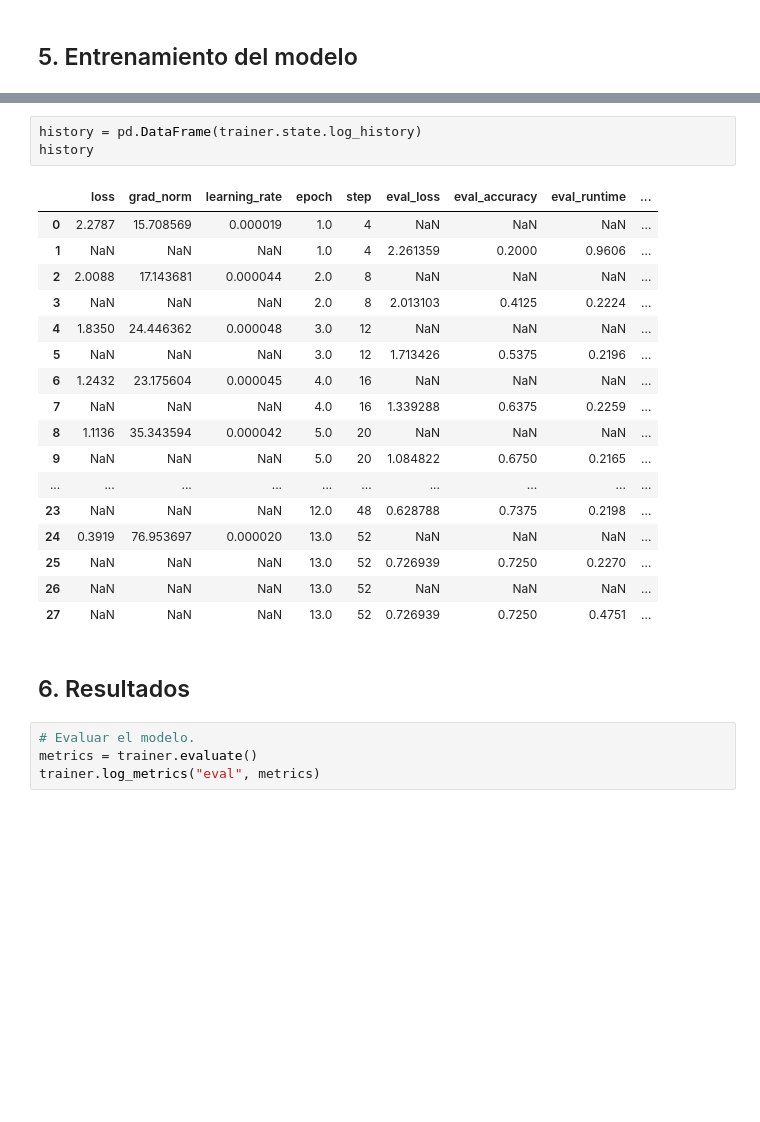
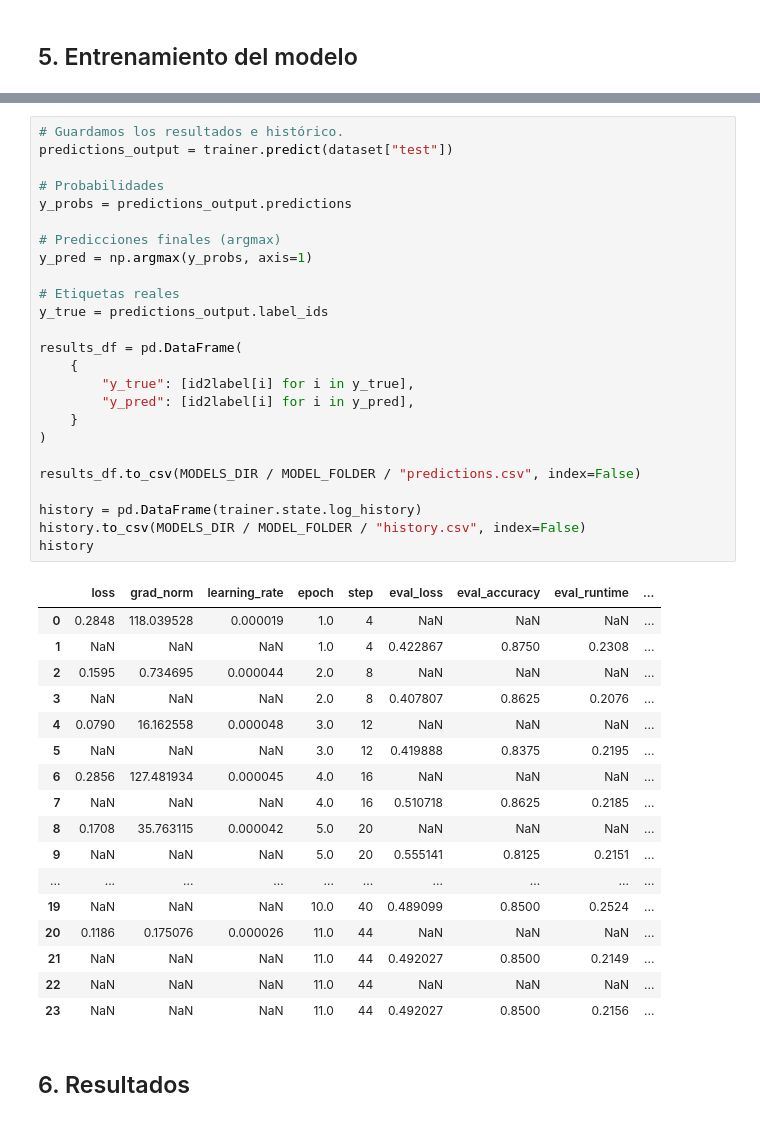
Before and after one commit to brunomaso1/vision-transformer, a Jupyter notebook: notebooks/swinv2.ipynb, the cells around one changed output, grey strips where cells are left out. Saved outputs shown, nothing was run; the diff lists cells and outputs as text; blank space fills up the shorter version.

```diff
--- a/notebooks/swinv2.ipynb
+++ b/notebooks/swinv2.ipynb
@@ -425,29 +447,45 @@ logger.info("Entrenamiento finalizado. Guardando el modelo...")
-# %%
-history = pd.DataFrame(trainer.state.log_history)
-history
-# %% [output]
-|  | loss | grad_norm | learning_rate | epoch | step | eval_loss | eval_accuracy | eval_runtime | ... |
-| 0 | 2.2787 | 15.708569 | 0.000019 | 1.0 | 4 | NaN | NaN | NaN | ... |
-| 1 | NaN | NaN | NaN | 1.0 | 4 | 2.261359 | 0.2000 | 0.9606 | ... |
-| 2 | 2.0088 | 17.143681 | 0.000044 | 2.0 | 8 | NaN | NaN | NaN | ... |
-| 3 | NaN | NaN | NaN | 2.0 | 8 | 2.013103 | 0.4125 | 0.2224 | ... |
-| 4 | 1.8350 | 24.446362 | 0.000048 | 3.0 | 12 | NaN | NaN | NaN | ... |
-| 5 | NaN | NaN | NaN | 3.0 | 12 | 1.713426 | 0.5375 | 0.2196 | ... |
-| 6 | 1.2432 | 23.175604 | 0.000045 | 4.0 | 16 | NaN | NaN | NaN | ... |
-| 7 | NaN | NaN | NaN | 4.0 | 16 | 1.339288 | 0.6375 | 0.2259 | ... |
-| 8 | 1.1136 | 35.343594 | 0.000042 | 5.0 | 20 | NaN | NaN | NaN | ... |
-| 9 | NaN | NaN | NaN | 5.0 | 20 | 1.084822 | 0.6750 | 0.2165 | ... |
-| ... | ... | ... | ... | ... | ... | ... | ... | ... | ... |
-| 23 | NaN | NaN | NaN | 12.0 | 48 | 0.628788 | 0.7375 | 0.2198 | ... |
-| 24 | 0.3919 | 76.953697 | 0.000020 | 13.0 | 52 | NaN | NaN | NaN | ... |
-| 25 | NaN | NaN | NaN | 13.0 | 52 | 0.726939 | 0.7250 | 0.2270 | ... |
-| 26 | NaN | NaN | NaN | 13.0 | 52 | NaN | NaN | NaN | ... |
-| 27 | NaN | NaN | NaN | 13.0 | 52 | 0.726939 | 0.7250 | 0.4751 | ... |
+# %%
+# Guardamos los resultados e histórico.
+predictions_output = trainer.predict(dataset["test"])
+
+# Probabilidades
+y_probs = predictions_output.predictions
+
+# Predicciones finales (argmax)
+y_pred = np.argmax(y_probs, axis=1)
+
+# Etiquetas reales
+y_true = predictions_output.label_ids
+
+results_df = pd.DataFrame(
+    {
+        "y_true": [id2label[i] for i in y_true],
+        "y_pred": [id2label[i] for i in y_pred],
+    }
+)
+
+results_df.to_csv(MODELS_DIR / MODEL_FOLDER / "predictions.csv", index=False)
+
+history = pd.DataFrame(trainer.state.log_history)
+history.to_csv(MODELS_DIR / MODEL_FOLDER / "history.csv", index=False)
+history
+# %% [output]
+|  | loss | grad_norm | learning_rate | epoch | step | eval_loss | eval_accuracy | eval_runtime | ... |
+| 0 | 0.2848 | 118.039528 | 0.000019 | 1.0 | 4 | NaN | NaN | NaN | ... |
+| 1 | NaN | NaN | NaN | 1.0 | 4 | 0.422867 | 0.8750 | 0.2308 | ... |
+| 2 | 0.1595 | 0.734695 | 0.000044 | 2.0 | 8 | NaN | NaN | NaN | ... |
+| 3 | NaN | NaN | NaN | 2.0 | 8 | 0.407807 | 0.8625 | 0.2076 | ... |
+| 4 | 0.0790 | 16.162558 | 0.000048 | 3.0 | 12 | NaN | NaN | NaN | ... |
+| 5 | NaN | NaN | NaN | 3.0 | 12 | 0.419888 | 0.8375 | 0.2195 | ... |
+| 6 | 0.2856 | 127.481934 | 0.000045 | 4.0 | 16 | NaN | NaN | NaN | ... |
+| 7 | NaN | NaN | NaN | 4.0 | 16 | 0.510718 | 0.8625 | 0.2185 | ... |
+| 8 | 0.1708 | 35.763115 | 0.000042 | 5.0 | 20 | NaN | NaN | NaN | ... |
+| 9 | NaN | NaN | NaN | 5.0 | 20 | 0.555141 | 0.8125 | 0.2151 | ... |
+| ... | ... | ... | ... | ... | ... | ... | ... | ... | ... |
+| 19 | NaN | NaN | NaN | 10.0 | 40 | 0.489099 | 0.8500 | 0.2524 | ... |
+| 20 | 0.1186 | 0.175076 | 0.000026 | 11.0 | 44 | NaN | NaN | NaN | ... |
+| 21 | NaN | NaN | NaN | 11.0 | 44 | 0.492027 | 0.8500 | 0.2149 | ... |
+| 22 | NaN | NaN | NaN | 11.0 | 44 | NaN | NaN | NaN | ... |
+| 23 | NaN | NaN | NaN | 11.0 | 44 | 0.492027 | 0.8500 | 0.2156 | ... |
 # %% [markdown]
 ## 6. Resultados <a name="resultados"></a>
-# %%
-# Evaluar el modelo.
-metrics = trainer.evaluate()
-trainer.log_metrics("eval", metrics)
-# %% [markdown]
-<!-- TODO: Gráfico de evolución de la pérdida -->
```
Also changed, not shown: parts of 11 cells of this notebook, 5 other files.
